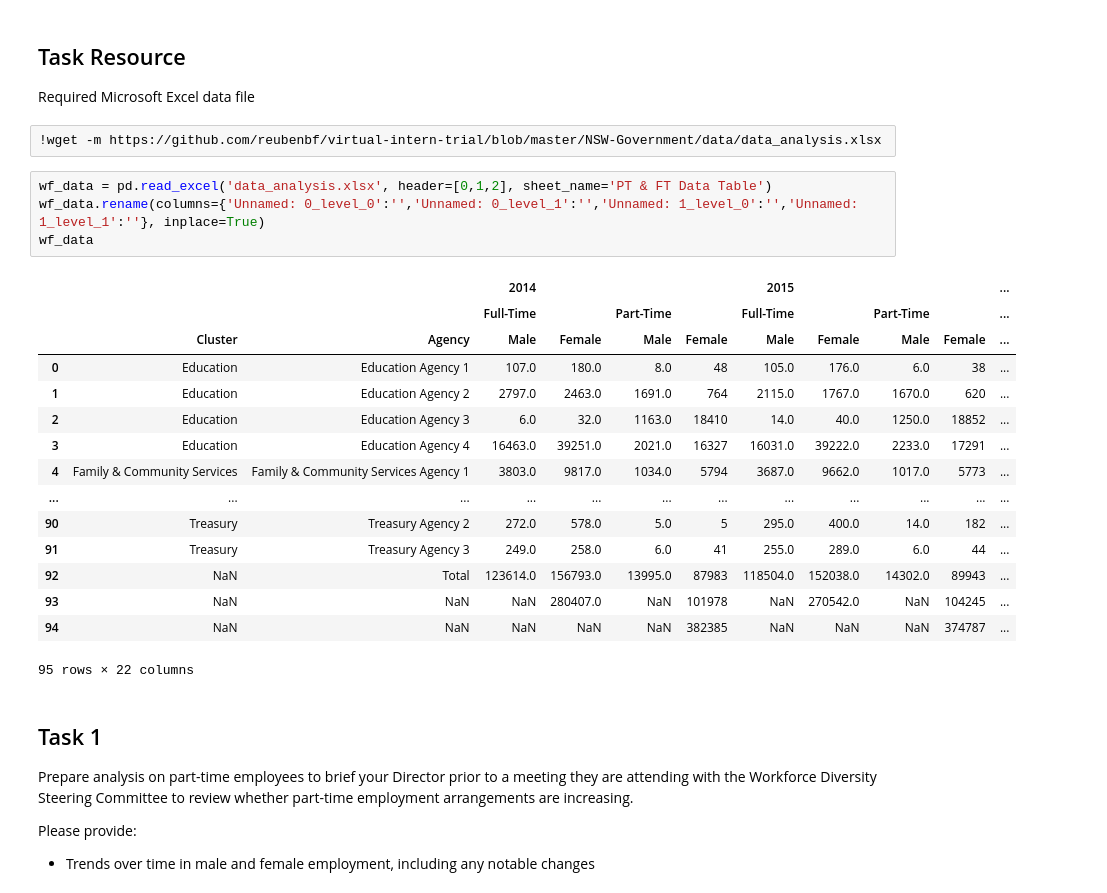
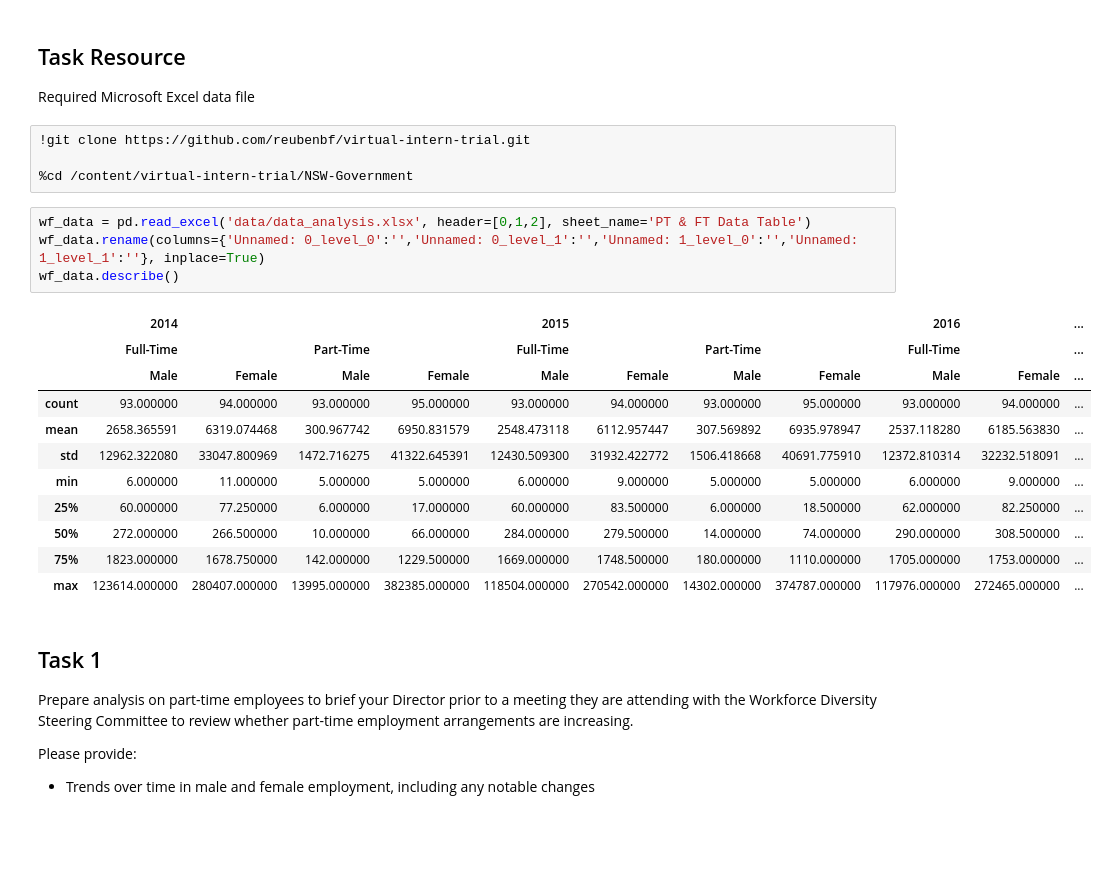
Before and after one commit to reubenbf/virtual-intern-trial, a Jupyter notebook: NSW-Government/NSW_Gov_Data_Analysis.ipynb, the cells around one changed output. Cells and saved outputs as stored; diff of their text form; blank space fills up the shorter version.

```diff
--- a/NSW-Government/NSW_Gov_Data_Analysis.ipynb
+++ b/NSW-Government/NSW_Gov_Data_Analysis.ipynb
@@ -32,27 +37,25 @@ random.seed(100)
 
 Required Microsoft Excel data file
 # %%
-!wget -m https://github.com/reubenbf/virtual-intern-trial/blob/master/NSW-Government/data/data_analysis.xlsx
+!git clone https://github.com/reubenbf/virtual-intern-trial.git
+
+%cd /content/virtual-intern-trial/NSW-Government
 # %%
-wf_data = pd.read_excel('data_analysis.xlsx', header=[0,1,2], sheet_name='PT & FT Data Table')
+wf_data = pd.read_excel('data/data_analysis.xlsx', header=[0,1,2], sheet_name='PT & FT Data Table')
 wf_data.rename(columns={'Unnamed: 0_level_0':'','Unnamed: 0_level_1':'','Unnamed: 1_level_0':'','Unnamed: 1_level_1':''}, inplace=True)
-wf_data
+wf_data.describe()
 # %% [output]
-|  |  |  | 2014 |  |  |  | 2015 |  |  |  | ... |
-|  |  |  | Full-Time |  | Part-Time |  | Full-Time |  | Part-Time |  | ... |
-|  | Cluster | Agency | Male | Female | Male | Female | Male | Female | Male | Female | ... |
-| 0 | Education | Education Agency 1 | 107.0 | 180.0 | 8.0 | 48 | 105.0 | 176.0 | 6.0 | 38 | ... |
-| 1 | Education | Education Agency 2 | 2797.0 | 2463.0 | 1691.0 | 764 | 2115.0 | 1767.0 | 1670.0 | 620 | ... |
-| 2 | Education | Education Agency 3 | 6.0 | 32.0 | 1163.0 | 18410 | 14.0 | 40.0 | 1250.0 | 18852 | ... |
-| 3 | Education | Education Agency 4 | 16463.0 | 39251.0 | 2021.0 | 16327 | 16031.0 | 39222.0 | 2233.0 | 17291 | ... |
-| 4 | Family & Community Services | Family & Community Services Agency 1 | 3803.0 | 9817.0 | 1034.0 | 5794 | 3687.0 | 9662.0 | 1017.0 | 5773 | ... |
-| ... | ... | ... | ... | ... | ... | ... | ... | ... | ... | ... | ... |
-| 90 | Treasury | Treasury Agency 2 | 272.0 | 578.0 | 5.0 | 5 | 295.0 | 400.0 | 14.0 | 182 | ... |
-| 91 | Treasury | Treasury Agency 3 | 249.0 | 258.0 | 6.0 | 41 | 255.0 | 289.0 | 6.0 | 44 | ... |
-| 92 | NaN | Total | 123614.0 | 156793.0 | 13995.0 | 87983 | 118504.0 | 152038.0 | 14302.0 | 89943 | ... |
-| 93 | NaN | NaN | NaN | 280407.0 | NaN | 101978 | NaN | 270542.0 | NaN | 104245 | ... |
-| 94 | NaN | NaN | NaN | NaN | NaN | 382385 | NaN | NaN | NaN | 374787 | ... |
+|  | 2014 |  |  |  | 2015 |  |  |  | 2016 |  | ... |
+|  | Full-Time |  | Part-Time |  | Full-Time |  | Part-Time |  | Full-Time |  | ... |
+|  | Male | Female | Male | Female | Male | Female | Male | Female | Male | Female | ... |
+| count | 93.000000 | 94.000000 | 93.000000 | 95.000000 | 93.000000 | 94.000000 | 93.000000 | 95.000000 | 93.000000 | 94.000000 | ... |
+| mean | 2658.365591 | 6319.074468 | 300.967742 | 6950.831579 | 2548.473118 | 6112.957447 | 307.569892 | 6935.978947 | 2537.118280 | 6185.563830 | ... |
+| std | 12962.322080 | 33047.800969 | 1472.716275 | 41322.645391 | 12430.509300 | 31932.422772 | 1506.418668 | 40691.775910 | 12372.810314 | 32232.518091 | ... |
+| min | 6.000000 | 11.000000 | 5.000000 | 5.000000 | 6.000000 | 9.000000 | 5.000000 | 5.000000 | 6.000000 | 9.000000 | ... |
+| 25% | 60.000000 | 77.250000 | 6.000000 | 17.000000 | 60.000000 | 83.500000 | 6.000000 | 18.500000 | 62.000000 | 82.250000 | ... |
+| 50% | 272.000000 | 266.500000 | 10.000000 | 66.000000 | 284.000000 | 279.500000 | 14.000000 | 74.000000 | 290.000000 | 308.500000 | ... |
+| 75% | 1823.000000 | 1678.750000 | 142.000000 | 1229.500000 | 1669.000000 | 1748.500000 | 180.000000 | 1110.000000 | 1705.000000 | 1753.000000 | ... |
+| max | 123614.000000 | 280407.000000 | 13995.000000 | 382385.000000 | 118504.000000 | 270542.000000 | 14302.000000 | 374787.000000 | 117976.000000 | 272465.000000 | ... |
-95 rows × 22 columns
 # %% [markdown]
 ## Task 1
 
```
Also changed, not shown: parts of 16 cells of this notebook.
